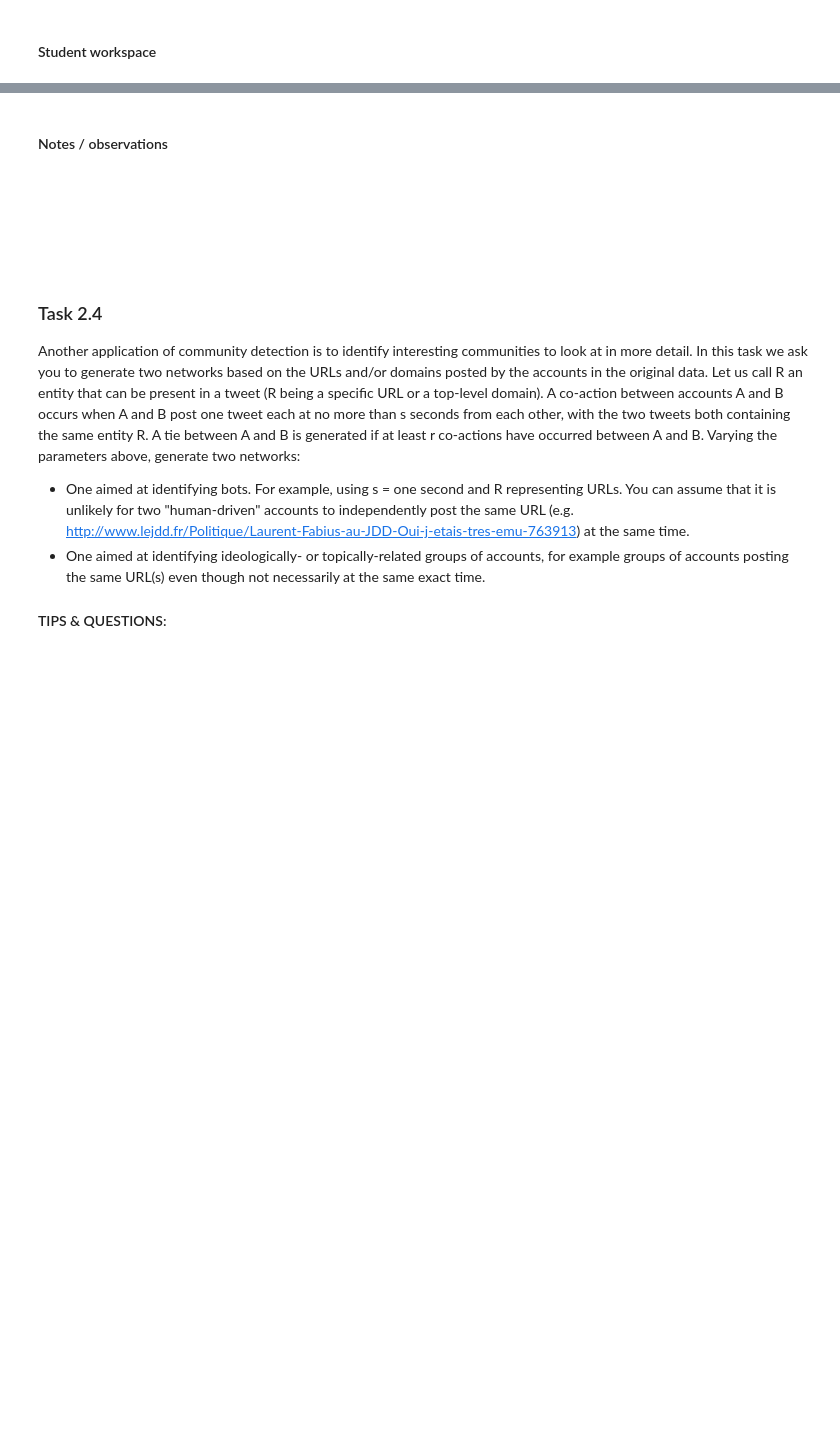
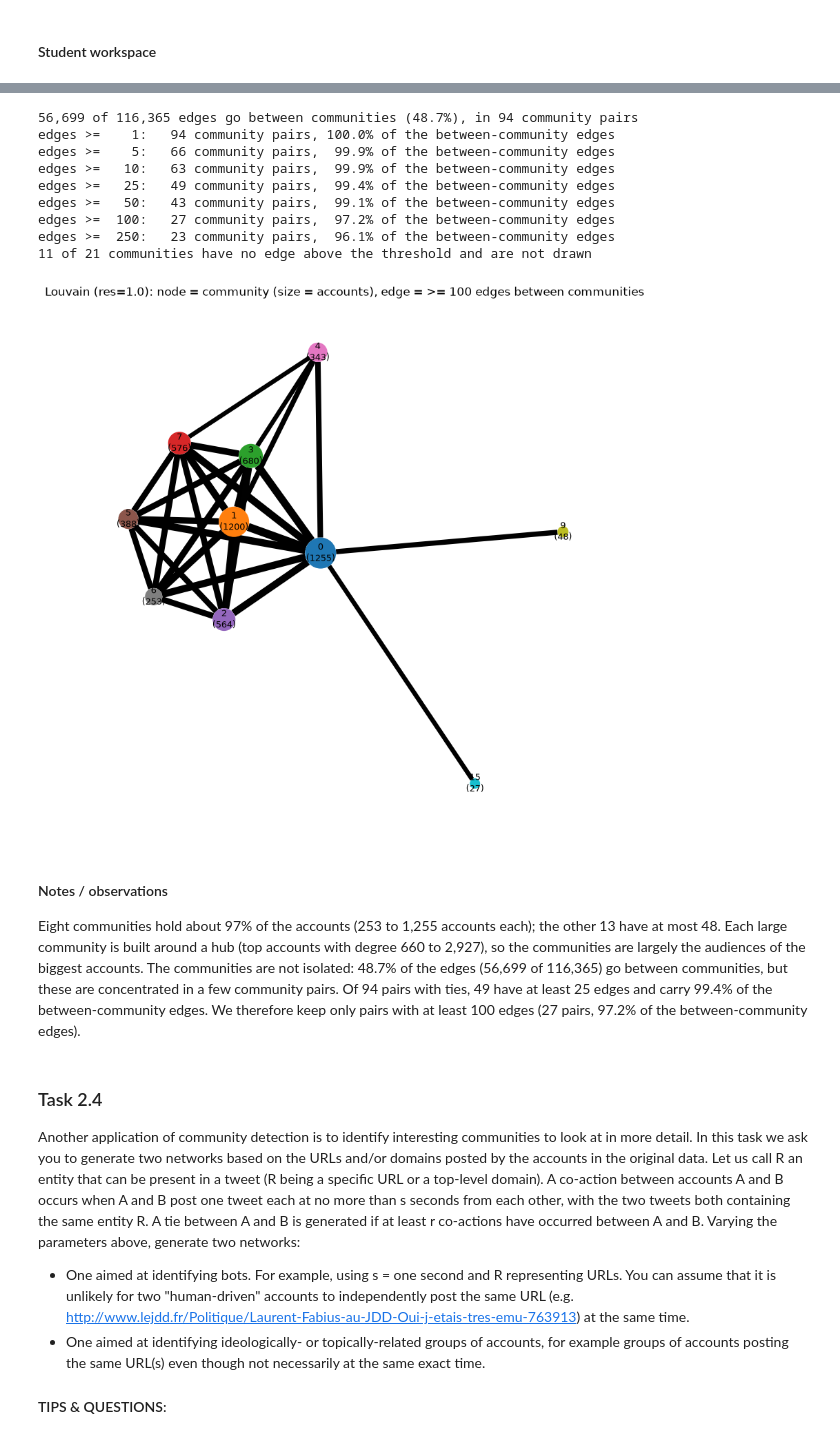
Before and after one commit to oskarpiibar/Mining-of-Social-Data, a Jupyter notebook: Lab3/lab_03.ipynb, the cells around one changed output, grey strips where cells are left out. Drawn from its saved outputs; the diff is of its cells as text; code cells hidden in the pictures; blank space fills up the shorter version.

```diff
--- a/Lab3/lab_03.ipynb
+++ b/Lab3/lab_03.ipynb
@@ -381,3 +517,64 @@ One application of community detection is to summaries a large social network. I
 - Considering filtering edges using some threshold on the weights (please motivate).
 # %% [markdown]
 #### Student workspace
+# %%
+CHOSEN = 'Louvain (res=1.0)'        # the community structure you selected in 2.1 / 2.2
+memb = np.array(partitions[CHOSEN])
+sizes = Counter(memb.tolist())
+
+# community table: size and the most connected account in each community
+deg = np.array(g_und.degree())
+acc = np.array(g_und.vs['name'])
+rows = []
+for c, s in sizes.most_common():
+    idx = np.where(memb == c)[0]
+    hub = idx[np.argmax(deg[idx])]
+    rows.append({'community': c, 'accounts': s, 'share': round(s / len(memb), 3),
+                 'top account (id)': acc[hub], 'its degree': deg[hub]})
+display(pd.DataFrame(rows).head(15))
+
+# edges between communities: how many edges (and retweets) go from one community to another
+el = np.array(g_und.get_edgelist())
+w = np.array(g_und.es['weight'])
+a, b = memb[el[:, 0]], memb[el[:, 1]]
+between = a != b
+pairs = (pd.DataFrame({'c1': np.minimum(a, b)[between], 'c2': np.maximum(a, b)[between], 'retweets': w[between]})
+           .groupby(['c1', 'c2']).agg(edges=('retweets', 'size'), retweets=('retweets', 'sum'))
+           .reset_index())
+print(f'{between.sum():,} of {len(el):,} edges go between communities ({between.mean():.1%}), '
+      f'in {len(pairs)} community pairs')
+
+# how much of the between-community structure survives each threshold?
+total = pairs['edges'].sum()
+for t in (1, 5, 10, 25, 50, 100, 250):
+    kept = pairs[pairs['edges'] >= t]
+    print(f'edges >= {t:>4}: {len(kept):>4} community pairs, {kept["edges"].sum() / total:6.1%} of the between-community edges')
+
+# summarised graph: one node per community
+MIN_EDGES = 100                                 # choose from the table above and motivate it
+kept = pairs[pairs['edges'] >= MIN_EDGES]
+
+# only communities with at least one kept edge are drawn (the others would just float around)
+ids = sorted(set(kept['c1']) | set(kept['c2']))
+print(f'{len(sizes) - len(ids)} of {len(sizes)} communities have no edge above the threshold and are not drawn')
+pos = {c: i for i, c in enumerate(ids)}
+gs = ig.Graph(n=len(ids), edges=[(pos[x], pos[y]) for x, y in zip(kept['c1'], kept['c2'])])
+gs.vs['accounts'] = [sizes[c] for c in ids]
+gs.es['edges'] = kept['edges'].tolist()
+
+pal = community_palette(memb)                   # same colours as the plots in Task 2.1
+max_n, max_e = max(gs.vs['accounts']), max(gs.es['edges'])
+
+fig, ax = plt.subplots(figsize=(10, 10))
+ig.plot(gs, target=ax,
+        layout=gs.layout_fruchterman_reingold(weights=np.log1p(gs.es['edges']).tolist(), niter=2000),
+        vertex_size=[10 + 35 * np.sqrt(n / max_n) for n in gs.vs['accounts']],
+        vertex_color=[pal.get(c, '#d0d0d0') for c in ids],
+        vertex_label=[f'{c}\n({sizes[c]})' for c in ids], vertex_label_size=9,
+        vertex_frame_width=0,
+        edge_width=[0.5 + 8 * np.log1p(e) / np.log1p(max_e) for e in gs.es['edges']],
+        edge_color=(0.3, 0.3, 0.3, 0.5))
+ax.set_title(f'{CHOSEN}: node = community (size = accounts), edge = >= {MIN_EDGES} edges between communities')
+ax.axis('off')
+plt.show()
+# %% [output]
@@ -384,11 +597,17 @@ One application of community detection is to summaries a large social network. I
+56,699 of 116,365 edges go between communities (48.7%), in 94 community pairs
+edges >=    1:   94 community pairs, 100.0% of the between-community edges
+edges >=    5:   66 community pairs,  99.9% of the between-community edges
+edges >=   10:   63 community pairs,  99.9% of the between-community edges
+edges >=   25:   49 community pairs,  99.4% of the between-community edges
+edges >=   50:   43 community pairs,  99.1% of the between-community edges
+edges >=  100:   27 community pairs,  97.2% of the between-community edges
+edges >=  250:   23 community pairs,  96.1% of the between-community edges
+11 of 21 communities have no edge above the threshold and are not drawn
+[figure, added]
 # %% [markdown]
 #### Notes / observations
 
-&nbsp;
-
-&nbsp;
-
-&nbsp;
+Eight communities hold about 97% of the accounts (253 to 1,255 accounts each); the other 13 have at most 48. Each large community is built around a hub (top accounts with degree 660 to 2,927), so the communities are largely the audiences of the biggest accounts. The communities are not isolated: 48.7% of the edges (56,699 of 116,365) go between communities, but these are concentrated in a few community pairs. Of 94 pairs with ties, 49 have at least 25 edges and carry 99.4% of the between-community edges. We therefore keep only pairs with at least 100 edges (27 pairs, 97.2% of the between-community edges).
 # %% [markdown]
 ### Task 2.4
 
```
Also changed, not shown: parts of 8 cells of this notebook, 1 other file.
